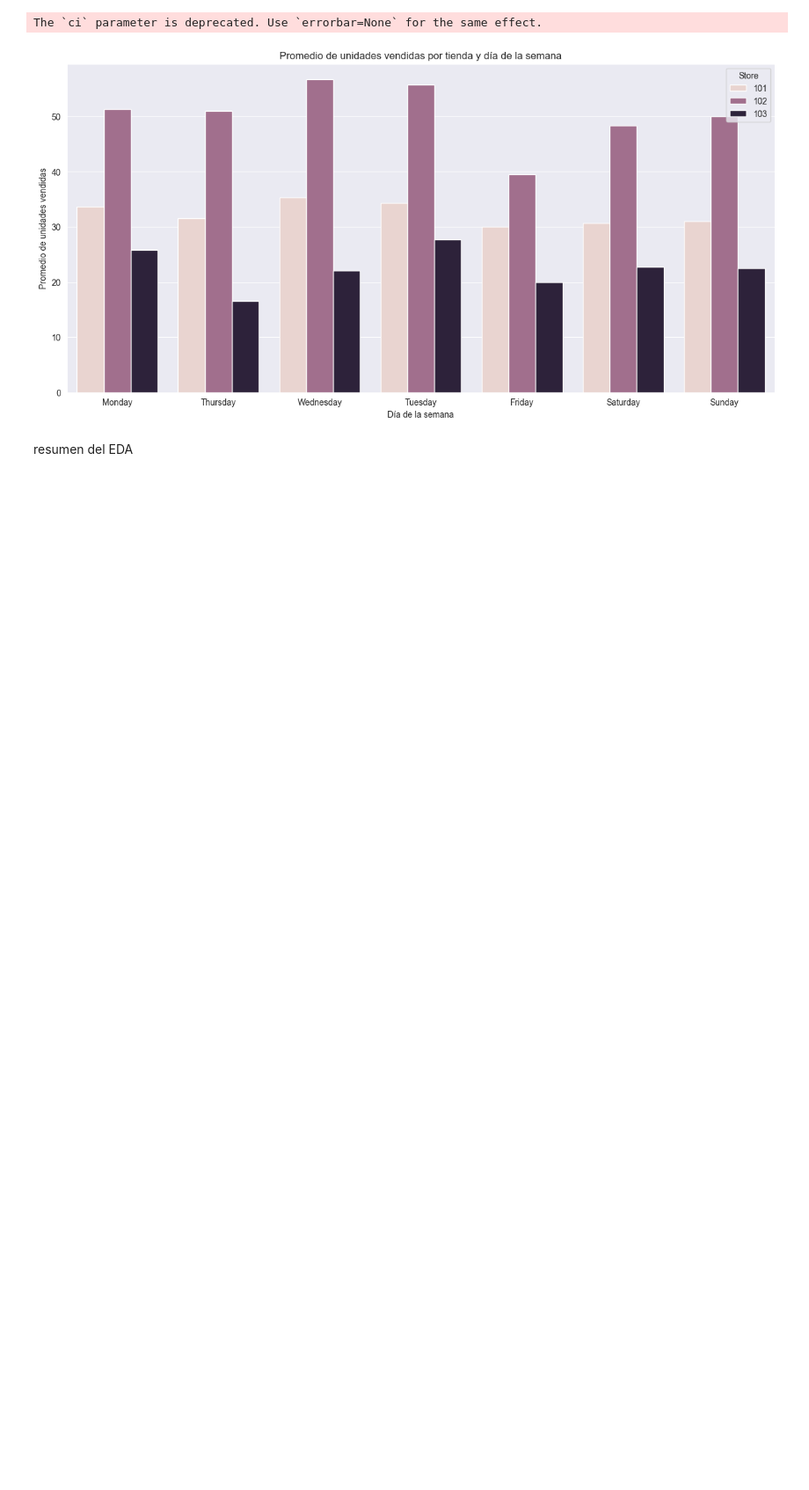
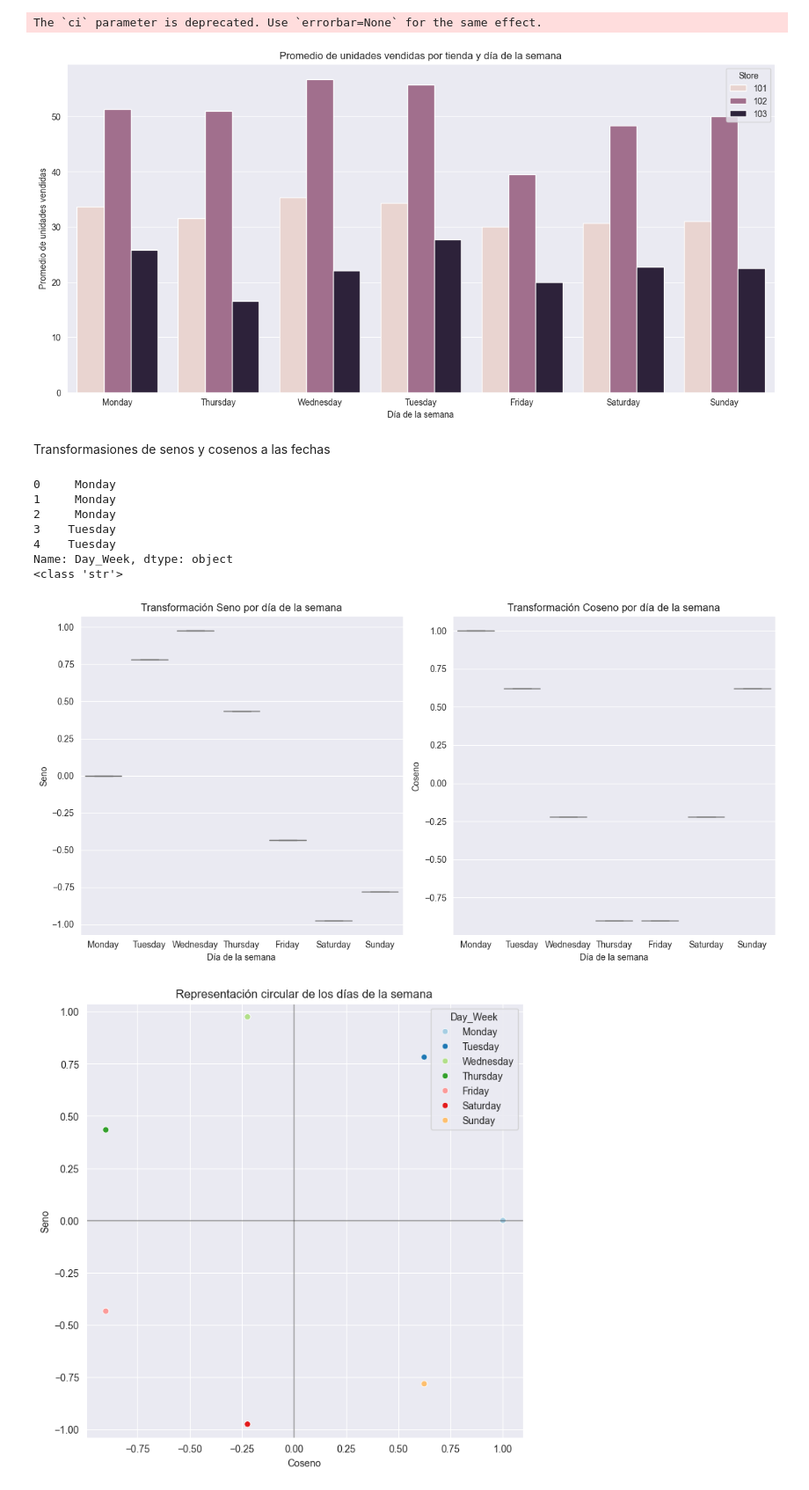
Before and after one commit to nicoherza-pascu/Club_IA-2, a Jupyter notebook: practica.ipynb, the cells around one changed output. Shown: that part at 88% size. Drawn from its saved outputs; the diff is of its cells as text; code cells hidden in the pictures; blank space fills up the shorter version.

```diff
--- a/practica.ipynb
+++ b/practica.ipynb
@@ -313,5 +315,79 @@ The `ci` parameter is deprecated. Use `errorbar=None` for the same effect.
 [figure]
 The `ci` parameter is deprecated. Use `errorbar=None` for the same effect.
 [figure]
-# %% [markdown]
-resumen del EDA
+# %% [markdown]
+Transformasiones de senos y cosenos a las fechas
+# %%
+# Primero, verificar el tipo de datos en la columna Day_Week
+print(bd_ordenada['Day_Week'].head())
+print(type(bd_ordenada['Day_Week'].iloc[0]))
+
+# Si Day_Week contiene nombres de días en texto (Monday, Tuesday, etc.)
+# necesitamos convertirlos a números primero
+day_mapping = {
+    'Monday': 0,
+    'Tuesday': 1,
+    'Wednesday': 2,
+    'Thursday': 3,
+    'Friday': 4,
+    'Saturday': 5,
+    'Sunday': 6
+}
+
+# Si ya son números pero como strings (ej: '0', '1', '2')
+# convertimos a enteros
+try:
+    bd_ordenada['day_numeric'] = bd_ordenada['Day_Week'].astype(int)
+except:
+    # Si son nombres de días, usamos el mapeo
+    try:
+        bd_ordenada['day_numeric'] = bd_ordenada['Day_Week'].map(day_mapping)
+    except:
+        print("No se pudo convertir Day_Week a valores numéricos. Verifique el formato.")
+        # Muestra algunos ejemplos para diagnóstico
+        print(bd_ordenada['Day_Week'].unique())
+
+# Ahora calculamos las transformaciones con los valores numéricos
+bd_ordenada['day_sin'] = np.sin(bd_ordenada['day_numeric'] * (2 * np.pi / 7))
+bd_ordenada['day_cos'] = np.cos(bd_ordenada['day_numeric'] * (2 * np.pi / 7))
+
+plt.figure(figsize=(12, 6))
+
+# Gráfico de transformación de seno por día
+plt.subplot(1, 2, 1)
+sns.boxplot(x='Day_Week', y='day_sin', data=bd_ordenada)
+plt.title('Transformación Seno por día de la semana')
+plt.xlabel('Día de la semana')
+plt.ylabel('Seno')
+
+# Gráfico de transformación de coseno por día
+plt.subplot(1, 2, 2)
+sns.boxplot(x='Day_Week', y='day_cos', data=bd_ordenada)
+plt.title('Transformación Coseno por día de la semana')
+plt.xlabel('Día de la semana')
+plt.ylabel('Coseno')
+
+plt.tight_layout()
+plt.show()
+
+# Para ver la representación circular con colores por día
+plt.figure(figsize=(8, 8))
+sns.scatterplot(x='day_cos', y='day_sin', hue='Day_Week', data=bd_ordenada)
+plt.title('Representación circular de los días de la semana')
+plt.xlabel('Coseno')
+plt.ylabel('Seno')
+plt.axhline(y=0, color='k', linestyle='-', alpha=0.3)
+plt.axvline(x=0, color='k', linestyle='-', alpha=0.3)
+plt.grid(True)
+plt.axis('equal')
+plt.show()
+# %% [output]
+0     Monday
+1     Monday
+2     Monday
+3    Tuesday
+4    Tuesday
+Name: Day_Week, dtype: object
+<class 'str'>
+[figure, added]
+[figure, added]
```
Also changed, not shown: parts of 10 cells of this notebook.
